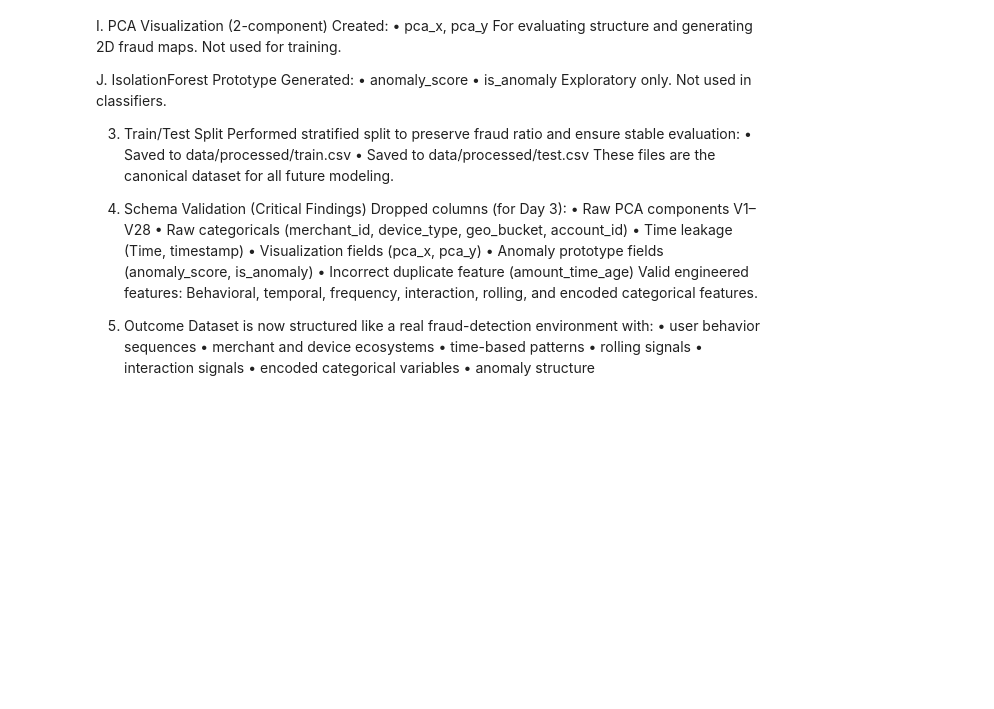
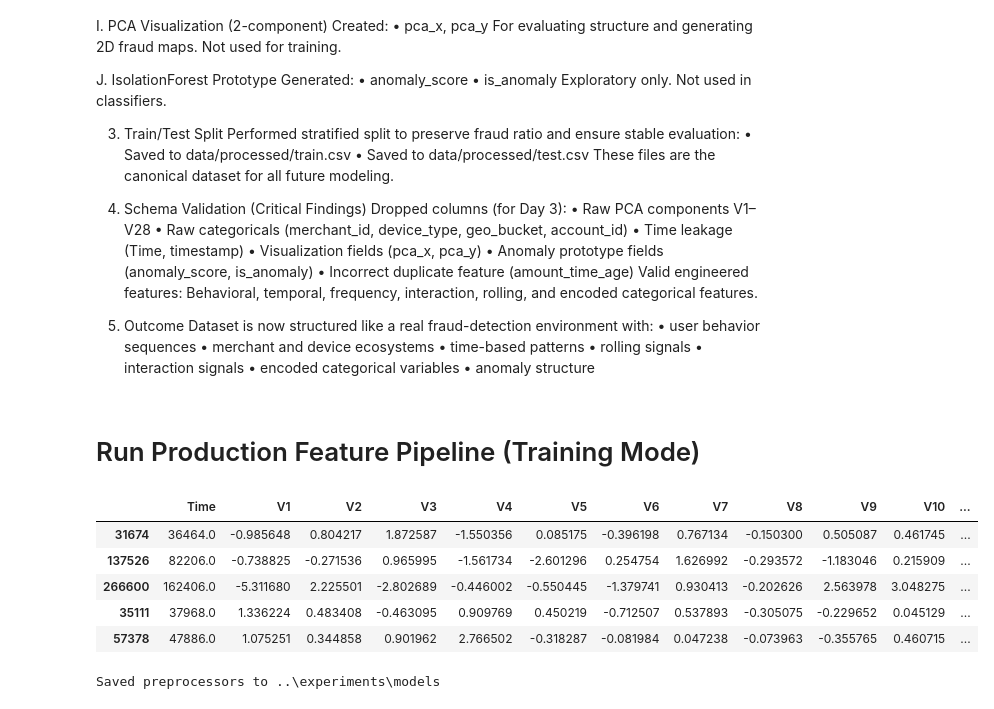
Before and after one commit to parthtiwari-dev/Fraud-Risk-Intelligence-System, a Jupyter notebook: notebooks/02_feature_engineering.ipynb, the cells around one changed output. Drawn from its saved outputs; the diff is of its cells as text; code cells hidden in the pictures; blank space fills up the shorter version.

Commit message:
completed day2 tasks features.py plus ipynb file even saved preprocessors

```diff
--- a/notebooks/02_feature_engineering.ipynb
+++ b/notebooks/02_feature_engineering.ipynb
@@ -667,3 +667,5 @@ Dataset is now structured like a real fraud-detection environment with:
 	• interaction signals
 	• encoded categorical variables
 	• anomaly structure
+# %% [markdown]
+# Run Production Feature Pipeline (Training Mode)
@@ -669,0 +680,21 @@ Dataset is now structured like a real fraud-detection environment with:
+# %%
+from src.features import (
+    load_raw_data,
+    feature_pipeline,
+    save_preprocessors
+)
+df = load_raw_data("../data/raw/creditcard.csv")
+# %%
+df_processed, preprocessors = feature_pipeline(df, fit=True)
+df_processed.head()
+# %% [output]
+|  | Time | V1 | V2 | V3 | V4 | V5 | V6 | V7 | V8 | V9 | V10 | ... |
+| 31674 | 36464.0 | -0.985648 | 0.804217 | 1.872587 | -1.550356 | 0.085175 | -0.396198 | 0.767134 | -0.150300 | 0.505087 | 0.461745 | ... |
+| 137526 | 82206.0 | -0.738825 | -0.271536 | 0.965995 | -1.561734 | -2.601296 | 0.254754 | 1.626992 | -0.293572 | -1.183046 | 0.215909 | ... |
+| 266600 | 162406.0 | -5.311680 | 2.225501 | -2.802689 | -0.446002 | -0.550445 | -1.379741 | 0.930413 | -0.202626 | 2.563978 | 3.048275 | ... |
+| 35111 | 37968.0 | 1.336224 | 0.483408 | -0.463095 | 0.909769 | 0.450219 | -0.712507 | 0.537893 | -0.305075 | -0.229652 | 0.045129 | ... |
+| 57378 | 47886.0 | 1.075251 | 0.344858 | 0.901962 | 2.766502 | -0.318287 | -0.081984 | 0.047238 | -0.073963 | -0.355765 | 0.460715 | ... |
+# %%
+save_preprocessors(preprocessors)
+# %% [output]
+Saved preprocessors to ..\experiments\models
```
Also changed, not shown: parts of 9 cells of this notebook, 7 other files.
